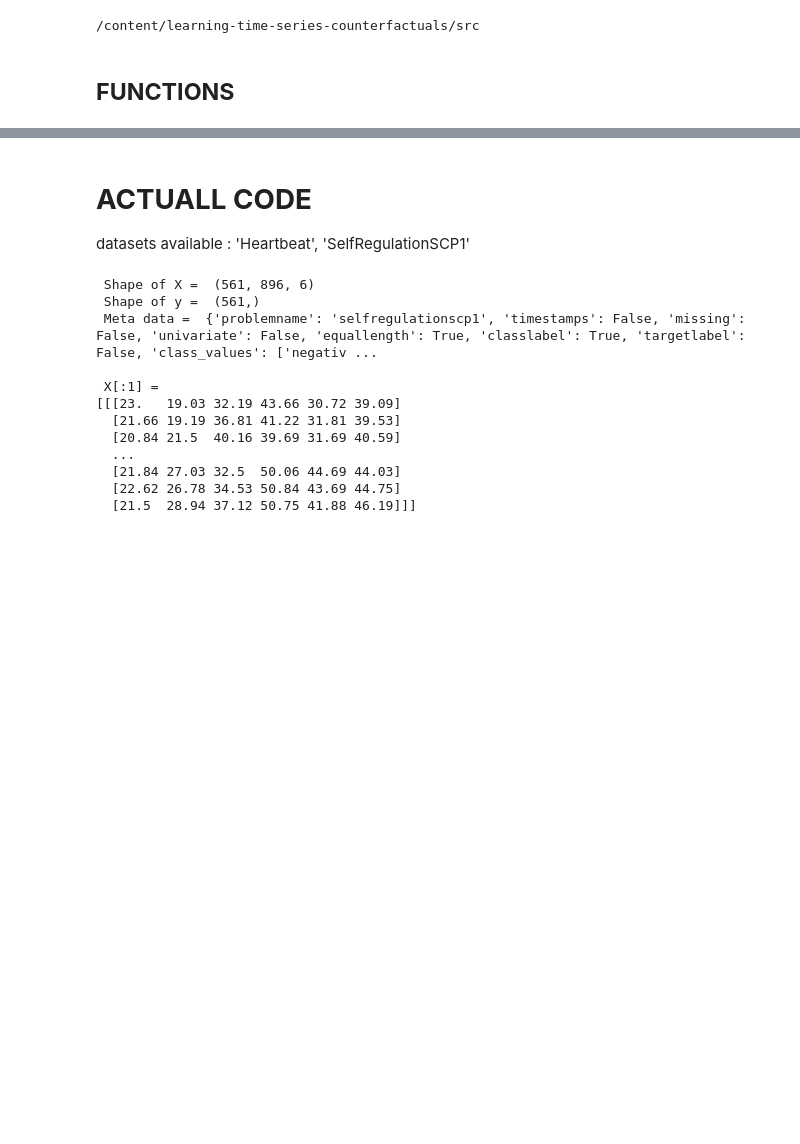
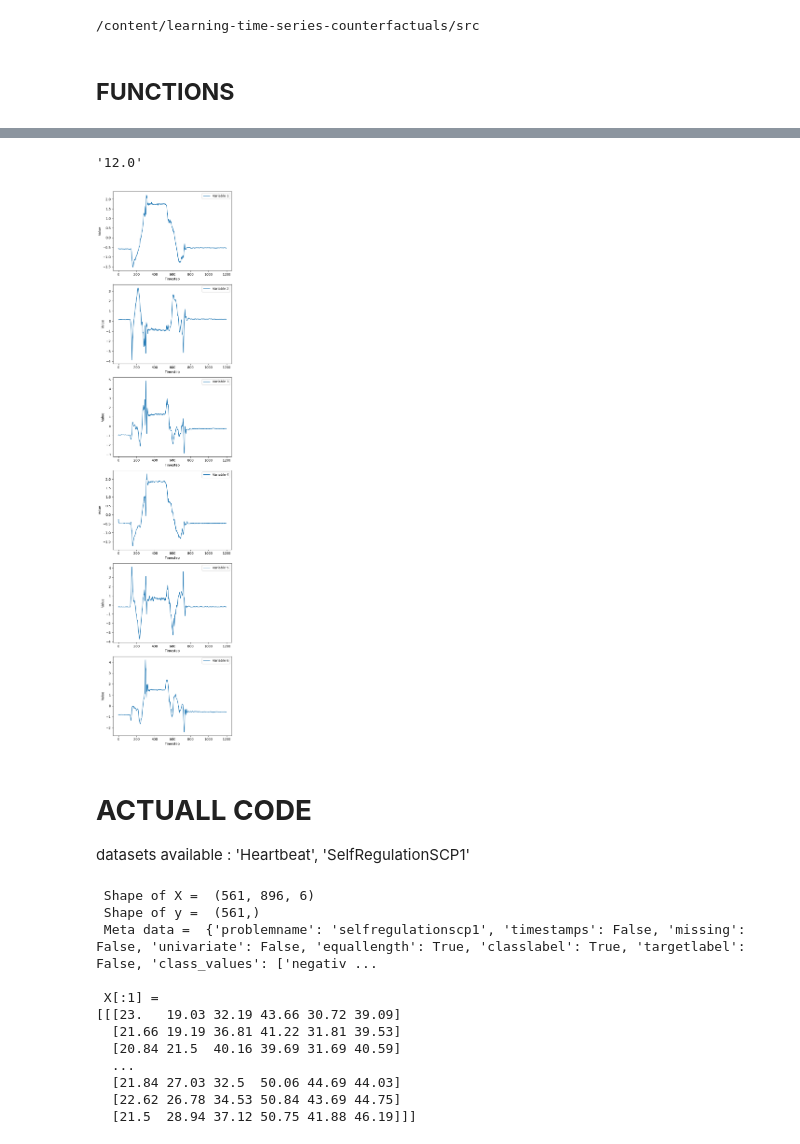
Before and after one commit to stellagerantoni/learning-time-series-counterfactuals, a Jupyter notebook: multivariate_dataset.ipynb, the cells around one changed output, grey strips where cells are left out. Saved outputs shown, nothing was run; the diff lists cells and outputs as text; code cells hidden in the pictures; blank space fills up the shorter version.

```diff
--- a/multivariate_dataset.ipynb
+++ b/multivariate_dataset.ipynb
@@ -82,6 +88,8 @@ def load_dataset(dataset):
     pos = 'positivity'
     neg = 'negativity'
     X = X.transpose(0,2,1)
+  if dataset == 'Cricket':
+    return X,y,meta_data
 
   print(" Shape of X = ", X.shape)
   print(" Shape of y = ", y.shape)
@@ -96,3 +104,8 @@ def load_dataset(dataset):
   y = y.astype(int)
   print(f"\n X[:1] = \n{X[:1]}")
   return X,y,pos_label, neg_label
+# %%
+X,y,meta_data= load_dataset('Cricket')
+print(" Shape of X = ", X.shape)
+print(" Shape of y = ", y.shape)
+print(" Meta data = ", meta_data)
@@ -99,3 +147,35 @@ def load_dataset(dataset):
+# %%
+sample_id = 100
+sample_target = y[sample_id]
+sample_target
+# %% [output]
+'12.0'
+# %%
+X = X.transpose(0,2,1)
+# %%
+import matplotlib.pyplot as plt
+
+sample_id = 1
+original_sample = X[sample_id]
+
+# Number of timesteps and variables (or dimensions) in the multivariate time series
+time_steps, num_vars = original_sample.shape
+
+plt.figure(figsize=(6, 4 * num_vars))
+
+# Plotting each variable
+for i in range(num_vars):
+    plt.subplot(num_vars, 1, i + 1)
+    plt.plot(original_sample[:, i], label=f"Variable {i + 1}")
+    plt.xlabel("Timestep")
+    plt.ylabel("Value")
+    plt.legend()
+    # Optionally add a grid: plt.grid()
+
+plt.tight_layout()
+plt.show()
+# %% [output]
+[figure, added]
 # %%
 from sklearn.preprocessing import MinMaxScaler
 import numpy as np
```
Also changed, not shown: parts of 5 cells of this notebook.
